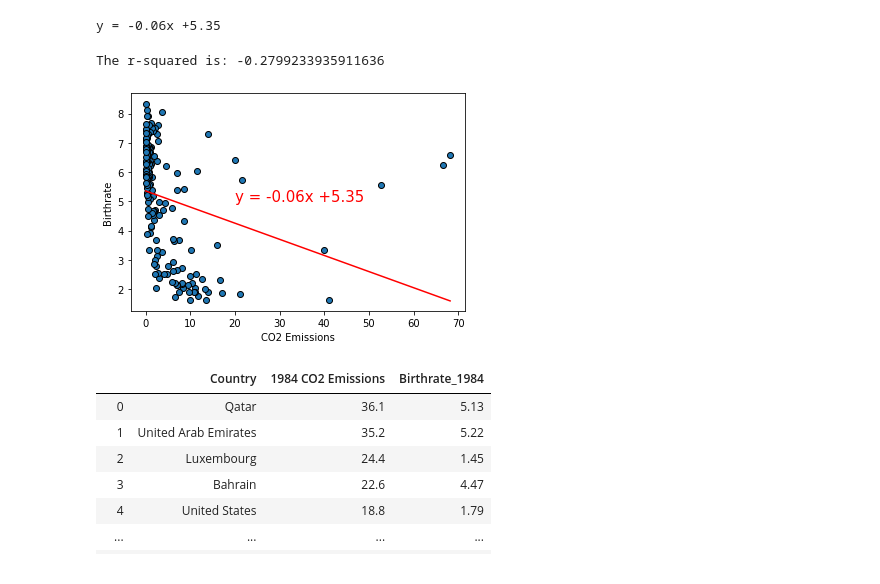
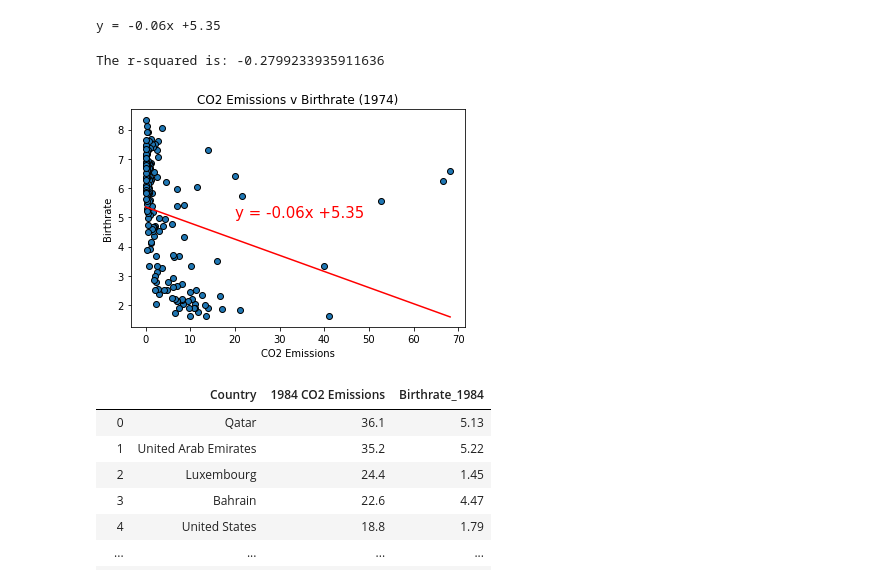
Before and after one commit to VallieTracy/project-one, a Jupyter notebook: Team_Awesome_Project_1.ipynb, the cells around one changed output. Drawn from its saved outputs; the diff is of its cells as text; code cells hidden in the pictures.

```diff
--- a/Team_Awesome_Project_1.ipynb
+++ b/Team_Awesome_Project_1.ipynb
@@ -269,24 +270,25 @@ y = -0.06x +5.35
 # %%
 #create plot
 plt.scatter(x_values,y_values,edgecolors="black")
 plt.plot(x_values,regress_values,"r-")
 
 #label plot and annotate the line equation
 plt.xlabel('CO2 Emissions')
 plt.ylabel('Birthrate')
 plt.annotate(line_eq,(20,5),fontsize=15,color="red")
+plt.title("CO2 Emissions v Birthrate (1974)")
 
 # Print r square value
 print(f"The r-squared is: {rvalue}")
 
 #save plot to images folder
-#plt.savefig(os.path.join("Images","1974_co2_v_birthrate.png"))
+plt.savefig(os.path.join("Images","1974_co2_v_birthrate.png"))
 
 #show plot
 plt.show()
 # %% [output]
 The r-squared is: -0.2799233935911636
-[figure, old version]
+[figure, new version]
 # %%
 #create 1984 dataframe, co2 descending order
 df_1984 = co2_br_df[["Country", "1984 CO2 Emissions", "Birthrate_1984"]].sort_values("1984 CO2 Emissions", ascending=False).reset_index()
```
Also changed, not shown: parts of 9 cells of this notebook, 5 other files.
